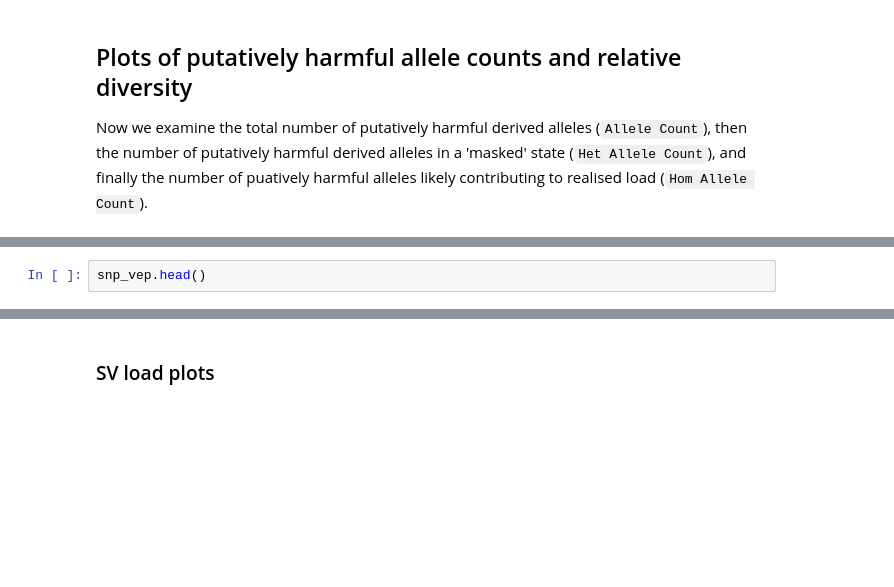
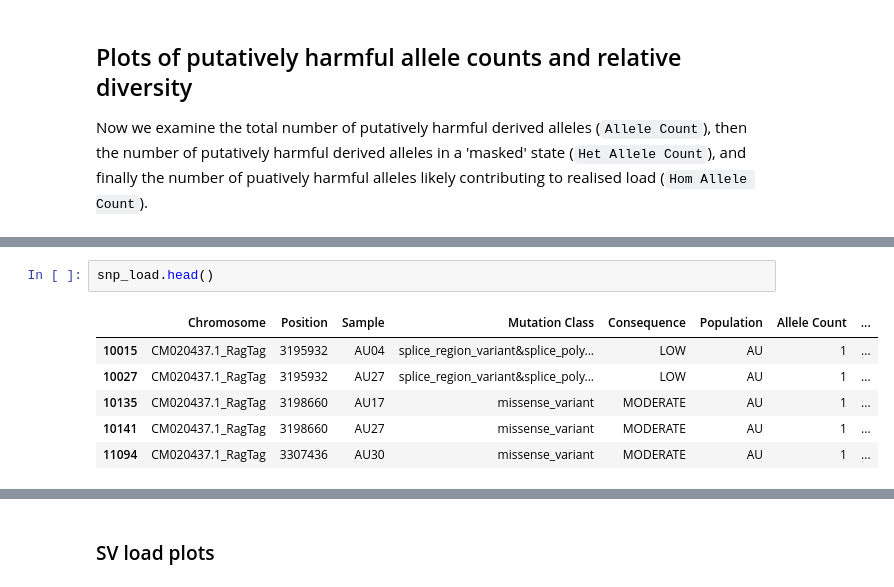
Before and after one commit to janawold1/2026_S_nereis_Cons_Gen, a Jupyter notebook: 07_Putative_Load.ipynb, the cells around one changed output, grey strips where cells are left out. Saved outputs shown, nothing was run; the diff lists cells and outputs as text; blank space fills up the shorter version.

```diff
--- a/07_Putative_Load.ipynb
+++ b/07_Putative_Load.ipynb
@@ -537,2 +495,9 @@ Now we examine the total number of putatively harmful derived alleles (`Allele C
 # %%
-snp_vep.head()
+snp_load.head()
+# %% [output]
+|  | Chromosome | Position | Sample | Mutation Class | Consequence | Population | Allele Count | ... |
+| 10015 | CM020437.1_RagTag | 3195932 | AU04 | splice_region_variant&splice_poly... | LOW | AU | 1 | ... |
+| 10027 | CM020437.1_RagTag | 3195932 | AU27 | splice_region_variant&splice_poly... | LOW | AU | 1 | ... |
+| 10135 | CM020437.1_RagTag | 3198660 | AU17 | missense_variant | MODERATE | AU | 1 | ... |
+| 10141 | CM020437.1_RagTag | 3198660 | AU27 | missense_variant | MODERATE | AU | 1 | ... |
+| 11094 | CM020437.1_RagTag | 3307436 | AU30 | missense_variant | MODERATE | AU | 1 | ... |
```
Also changed, not shown: parts of 46 cells of this notebook, 9 other files.
